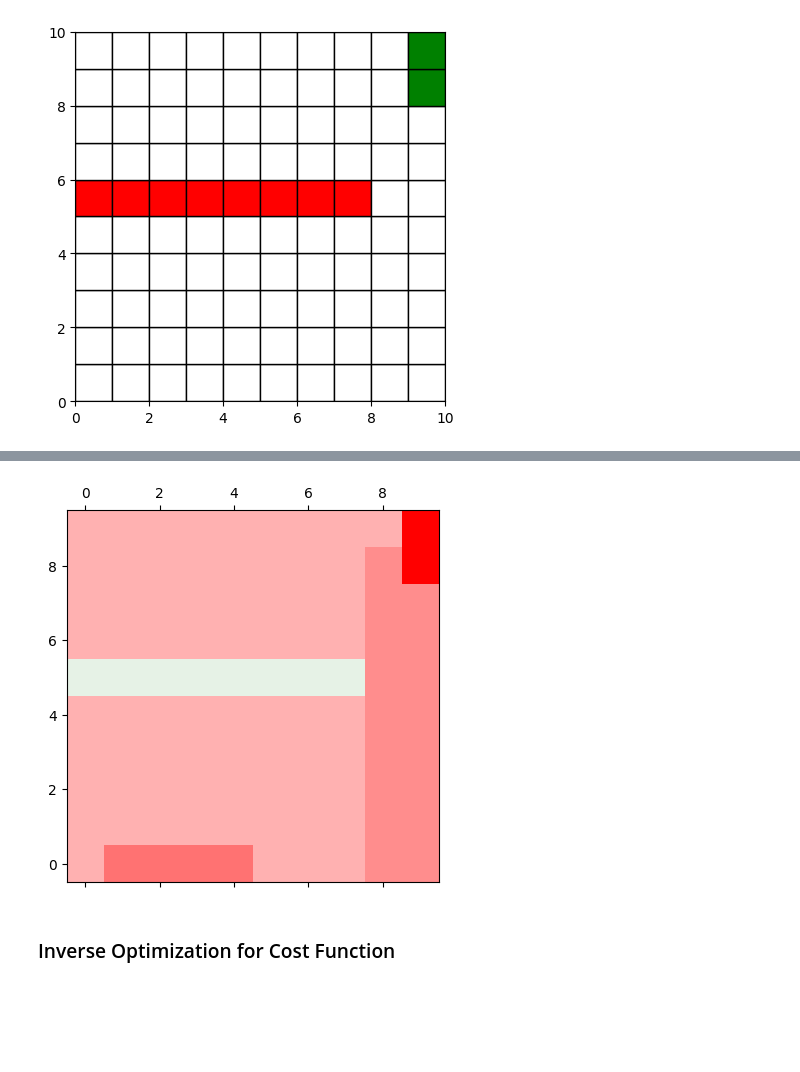
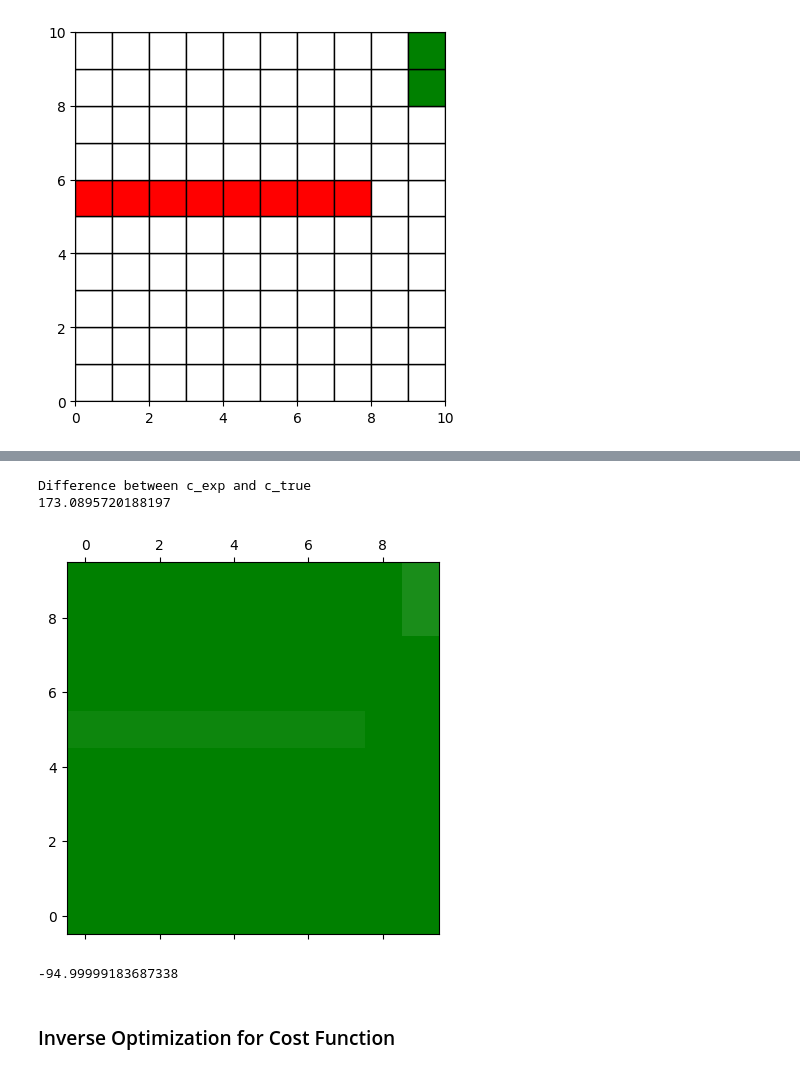
Before and after one commit to EstebanLeiva/apprenticeshiplearning, a Jupyter notebook: scripts/gridworld.ipynb, the cells around one changed output, grey strips where cells are left out. Saved outputs shown, nothing was run; the diff lists cells and outputs as text; code cells hidden in the pictures; blank space fills up the shorter version.

```diff
--- a/scripts/gridworld.ipynb
+++ b/scripts/gridworld.ipynb
@@ -175,10 +214,18 @@ plot_occupation(expert_occupancy_measure[:,:,3])
+# %%
+def cost_prime(s, a, goal, obstacles):
+    r = 10
+    if s[0] in obstacles[0] and s[1] in obstacles[1]:
+        r = 5
+    elif s[0] in goal[0] and s[1] in goal[1]:
+        r = 0
+    return r
 # %%
-gridworld = GridWorld(grid, obstacles, goal, actions, transitions, init_dist, cost, gamma, expert_occupancy_measure, cost)
-gridworld.get_mdp()
-gridworld.mdp.build_T()
+gridworld = GridWorld(grid, obstacles, goal, actions, transitions, init_dist, cost, gamma, expert_occupancy_measure, cost_prime)
+gridworld.get_mdp_IRL()
+gridworld.mdp_IRL.build_T()
 # %%
-solver = Solver(gridworld.mdp, gridworld.c_hat, gridworld.mdp.mu_e)
-prob, c, u = solver.solve()
+solver = Solver(gridworld.mdp_IRL, gridworld.c_hat, gridworld.mdp_IRL.mu_e)
+prob, c_exp, u_exp = solver.solve()
 # %% [output]
 ===============================================================================
                                      CVXPY
@@ -200,7 +247,7 @@ prob, c, u = solver.solve()
 # %%
 c_reconstructed = np.zeros((n, n, len(actions)))
-for i in range(len(c.value)):
+for i in range(len(c_exp.value)):
     c_reconstructed[gridworld.S_to_grid[i % n**2][0],
                     gridworld.S_to_grid[i % n**2][1],
                     int(i / n**2)
-                    ] = c.value[i]
+                    ] = c_exp.value[i]
@@ -231,10 +272,18 @@ RIGHT
+# %%
+print("Difference between c_exp and c_true")
+print(np.linalg.norm(c_exp.value - c_true))
+# %% [output]
+Difference between c_exp and c_true
+173.0895720188197
 # %%
 u_reconstructed = np.zeros((n, n))
-for i in range(len(u.value)):
-    u_reconstructed[gridworld.S_to_grid[i][0], gridworld.S_to_grid[i][1]] = u.value[i]
+for i in range(len(u_exp.value)):
+    u_reconstructed[gridworld.S_to_grid[i][0], gridworld.S_to_grid[i][1]] = u_exp.value[i]
 plot_cost_function(u_reconstructed)
+print(u_reconstructed[5,5])
 # %% [output]
-[figure, old version]
+[figure, new version]
+-94.99999183687338
 # %% [markdown]
 ### Inverse Optimization for Cost Function
 # %%
```
Also changed, not shown: parts of 27 cells of this notebook, 4 other files.
